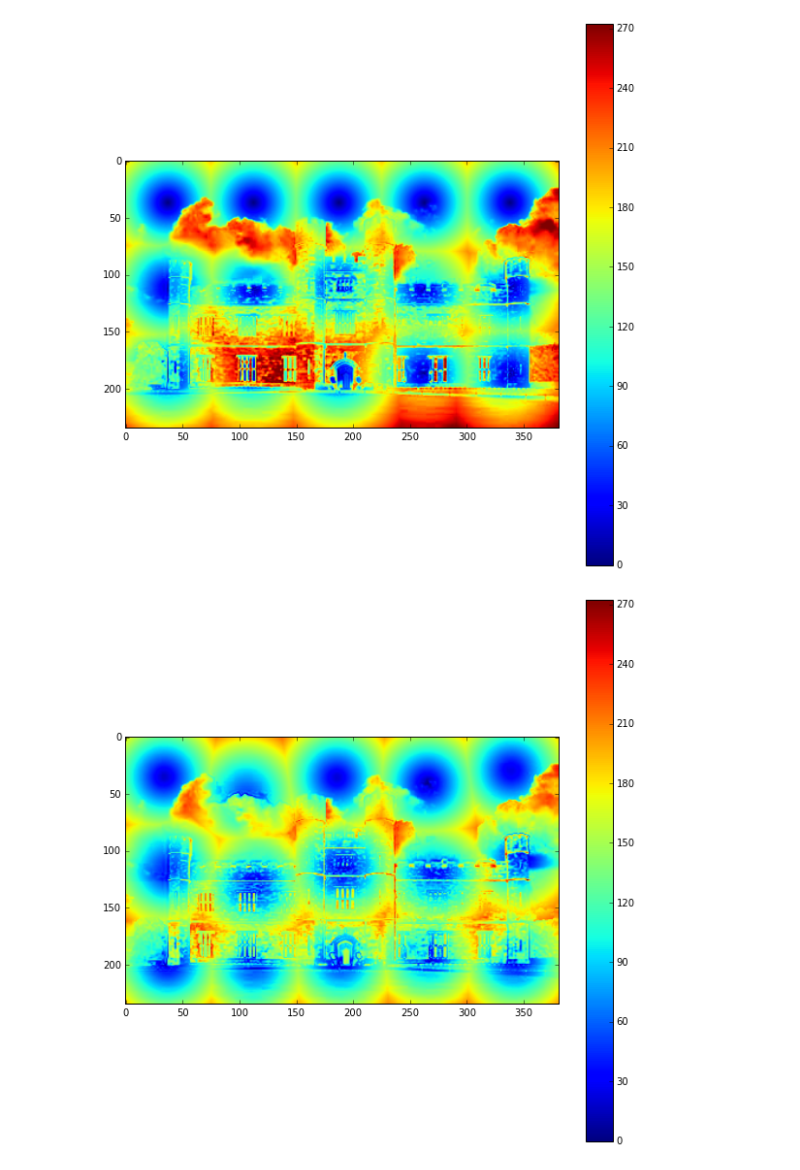
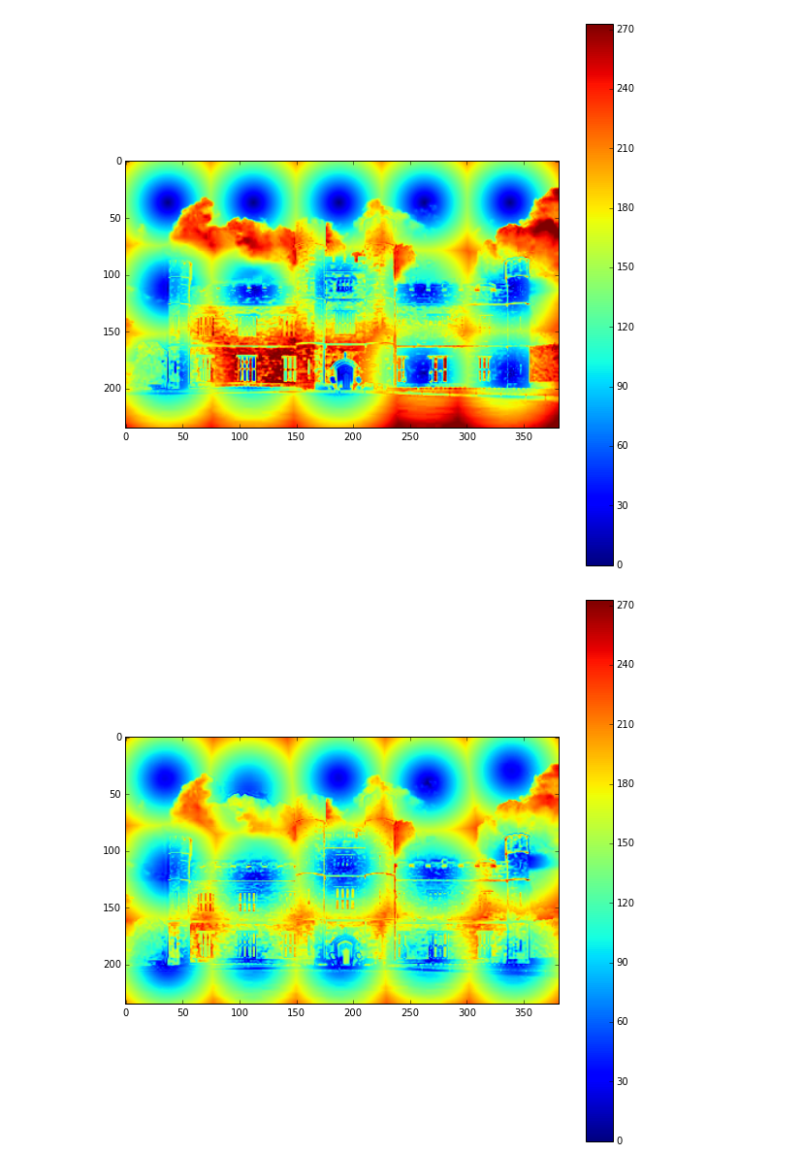
Before and after one commit to chongyeegan/computer-vision-hw-2, a Jupyter notebook: Q3.ipynb, the cells around one changed output. Saved outputs shown, nothing was run; the diff lists cells and outputs as text; code cells hidden in the pictures.

```diff
--- a/Q3.ipynb
+++ b/Q3.ipynb
@@ -18,10 +19,11 @@ max_iter = 10
 # %%
 if __name__ == '__main__':
     # weights
-    weights = [10, 100, 270]
+    weights = [10, 150, 300]
     k = 16
 
     for weight in weights:
+        print 'weight', weight
         for ima in images:
             image = io.imread(ima)
             nearest_centers, distance_start, distance_end = slic(image, \
@@ -47,7 +55,7 @@ centers 15
 # %%
 if __name__ == '__main__':
     # distances
-    weight = 270
+    weight = 300
     k = 16
 
     for ima in images:
@@ -84,3 +94,3 @@ centers 15
-[figure, old version]
+[figure, new version]
-[figure, old version]
+[figure, new version]
 # %%
```
Also changed, not shown: parts of 17 cells of this notebook, 2 other files.
